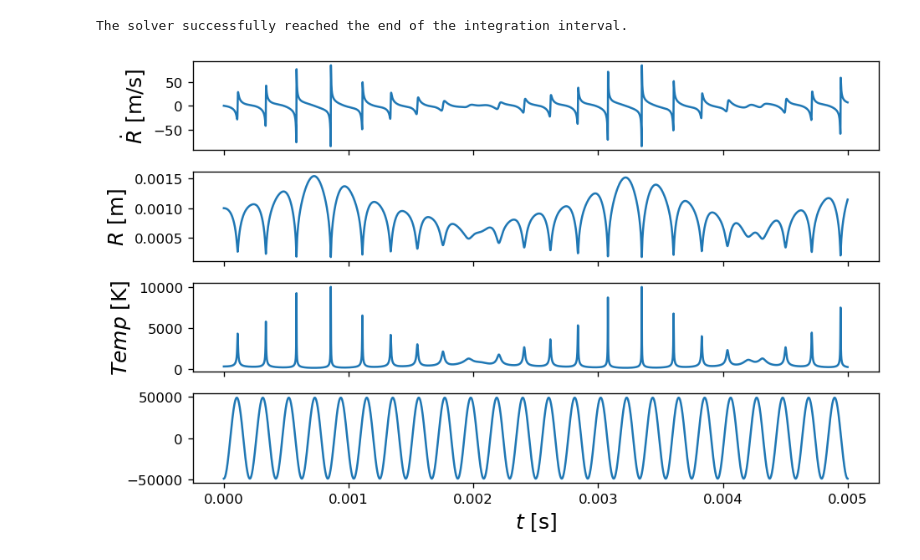
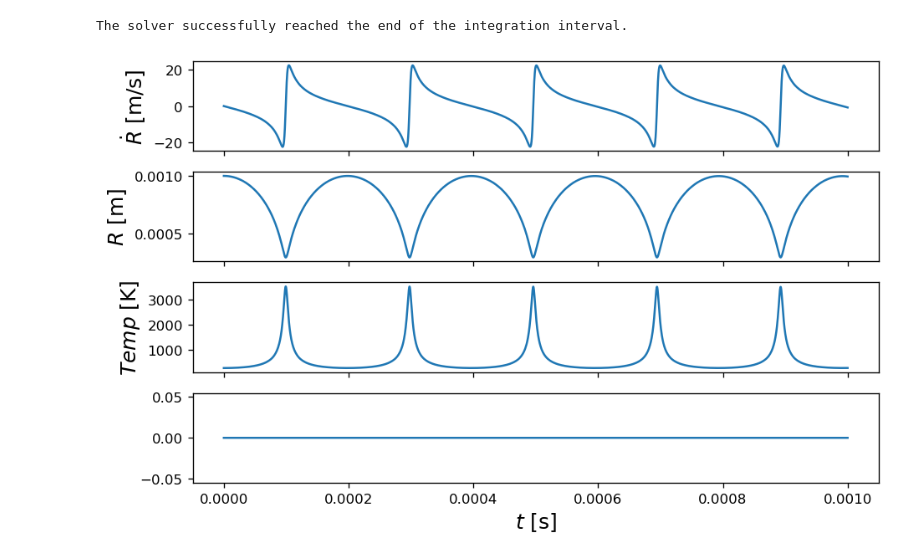
Before and after one commit to coNimaTo/Investigacion-I, a Jupyter notebook: Bubble/Toula.ipynb, the cells around one changed output. Cells and saved outputs as stored; diff of their text form; code cells hidden in the pictures.

```diff
--- a/Bubble/Toula.ipynb
+++ b/Bubble/Toula.ipynb
@@ -35,9 +35,9 @@ s_sup       = 7e-2  # N/m
 def ps(t, A, w, d = 0):
     return A * np.sin(t*w + d)
 # %%
-A  = .5*patm
-w  = 2*np.pi * 4800
-d  = 3*np.pi/2
+A  = 0# 2*patm
+w  = 2*np.pi * 1000
+d  = np.pi/2
 
 def fun(t,y):
     vel, radi, temp = y
@@ -56,9 +56,9 @@ def fun(t,y):
     return vDot,rDot,tDot
 # %%
 y0 = [0, 1e-3, T_amb] # m/s , m, Kelvin
-sol = solve_ivp(fun, (0., .005), y0, max_step = 1e-6, rtol = 1e-12)
+sol = solve_ivp(fun, (0., .001), y0, max_step = 1e-6, rtol = 1e-12)
 print(sol.message)
 plotsol(sol.t,sol.y)
 # %% [output]
 The solver successfully reached the end of the integration interval.
-[figure, old version]
+[figure, new version]
```
Also changed, not shown: 2 other files.
